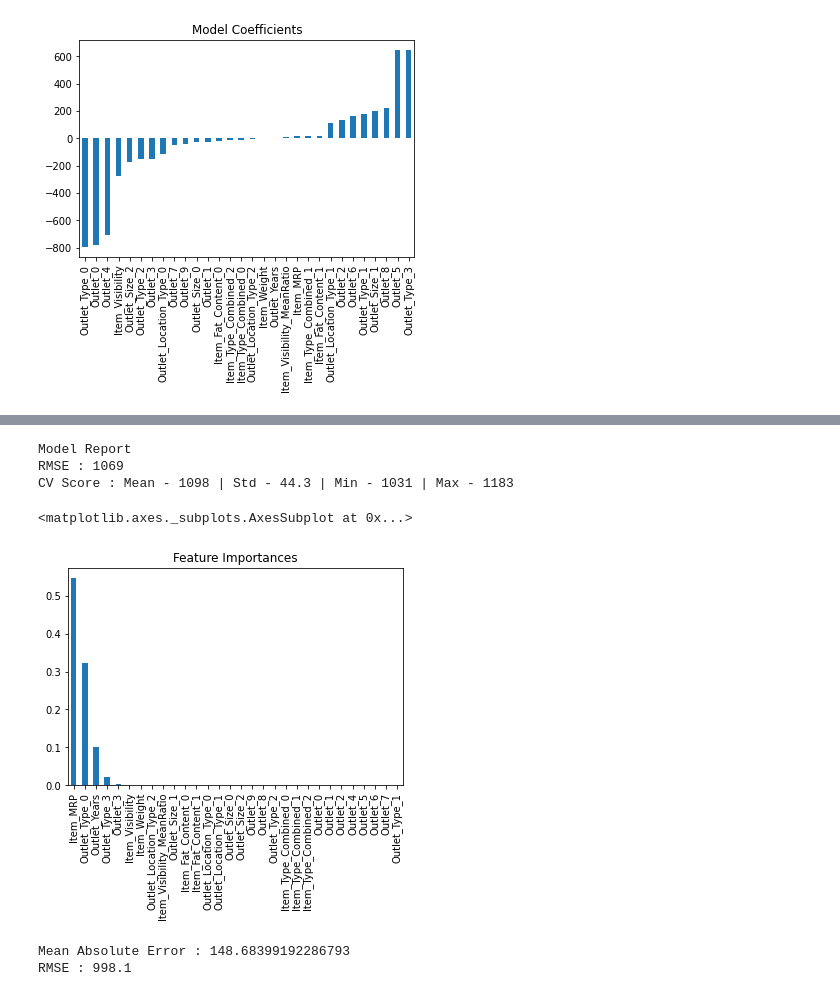
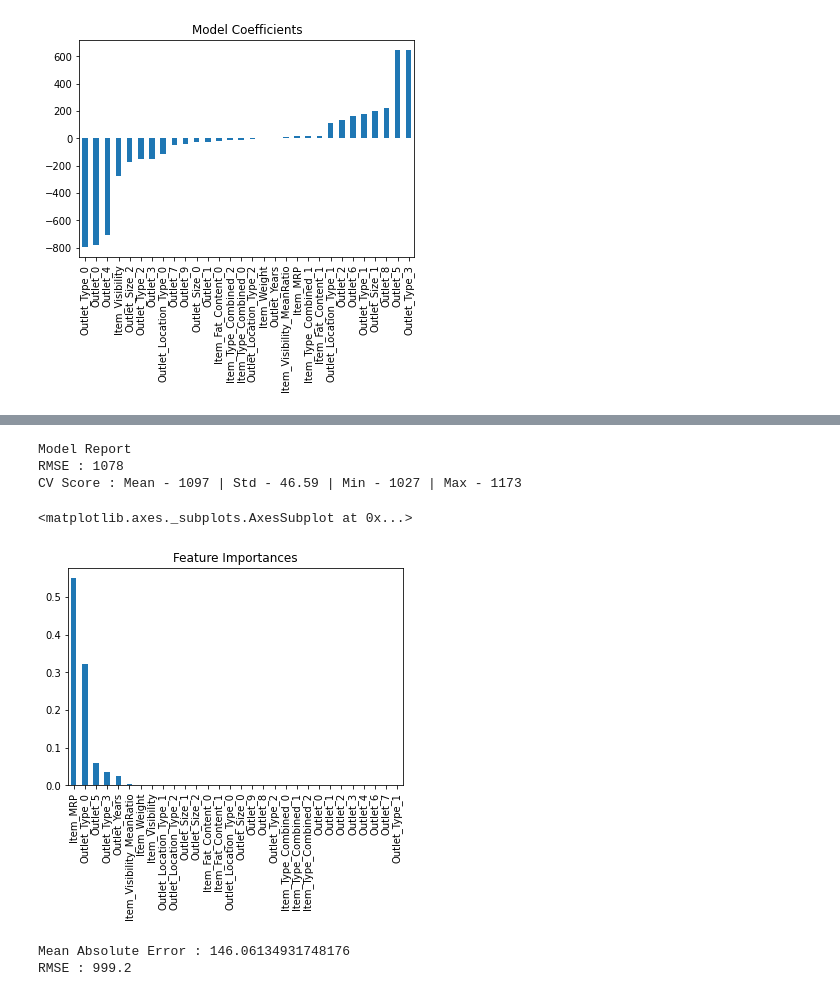
Before and after one commit to kt3472/bigmart, a Jupyter notebook: Bigmart_BaseLine_Model.ipynb, the cells around one changed output, grey strips where cells are left out. Saved outputs shown, nothing was run; the diff lists cells and outputs as text; code cells hidden in the pictures.

```diff
--- a/Bigmart_BaseLine_Model.ipynb
+++ b/Bigmart_BaseLine_Model.ipynb
@@ -78,15 +79,15 @@ CV Score : Mean - 1094 | Std - 41.4 | Min - 1031 | Max - 1174
 # %%
-RF = DecisionTreeRegressor(max_depth=8, min_samples_leaf=150)
+RF = RandomForestRegressor(max_depth=8, min_samples_leaf=150)
 modelfit(RF, train_df, test_df, predictors, target)
 
 coef4 = pd.Series(RF.feature_importances_, predictors).sort_values(ascending=False)
 coef4.plot(kind='bar', title='Feature Importances')
 # %% [output]
 Model Report
-RMSE : 1069
-CV Score : Mean - 1098 | Std - 44.3 | Min - 1031 | Max - 1183
+RMSE : 1078
+CV Score : Mean - 1097 | Std - 46.59 | Min - 1027 | Max - 1173
 <matplotlib.axes._subplots.AxesSubplot at 0x...>
-[figure, old version]
+[figure, new version]
 # %%
 my_model = XGBRegressor(n_estimators=1000, learning_rate=0.05)
 my_model.fit(train_df[predictors], train_df[target], early_stopping_rounds=5,
@@ -98,5 +99,5 @@ predictions = my_model.predict(test_df[predictors])
 print("Mean Absolute Error : " + str(mean_absolute_error(predictions, test_df[target])))
 print("RMSE : %.4g" % np.sqrt(metrics.mean_squared_error((train_df[target]).values, train_df_predictions)))
 # %% [output]
-Mean Absolute Error : 148.68399192286793
-RMSE : 998.1
+Mean Absolute Error : 146.06134931748176
+RMSE : 999.2
```
Also changed, not shown: parts of 3 cells of this notebook.
